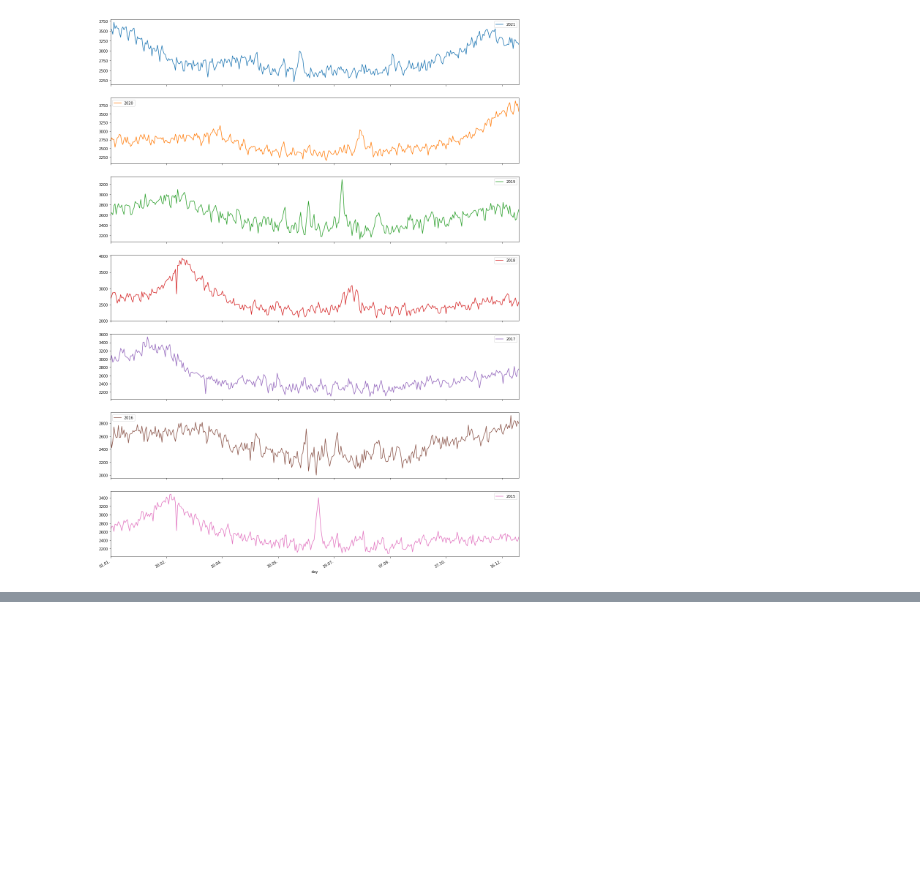
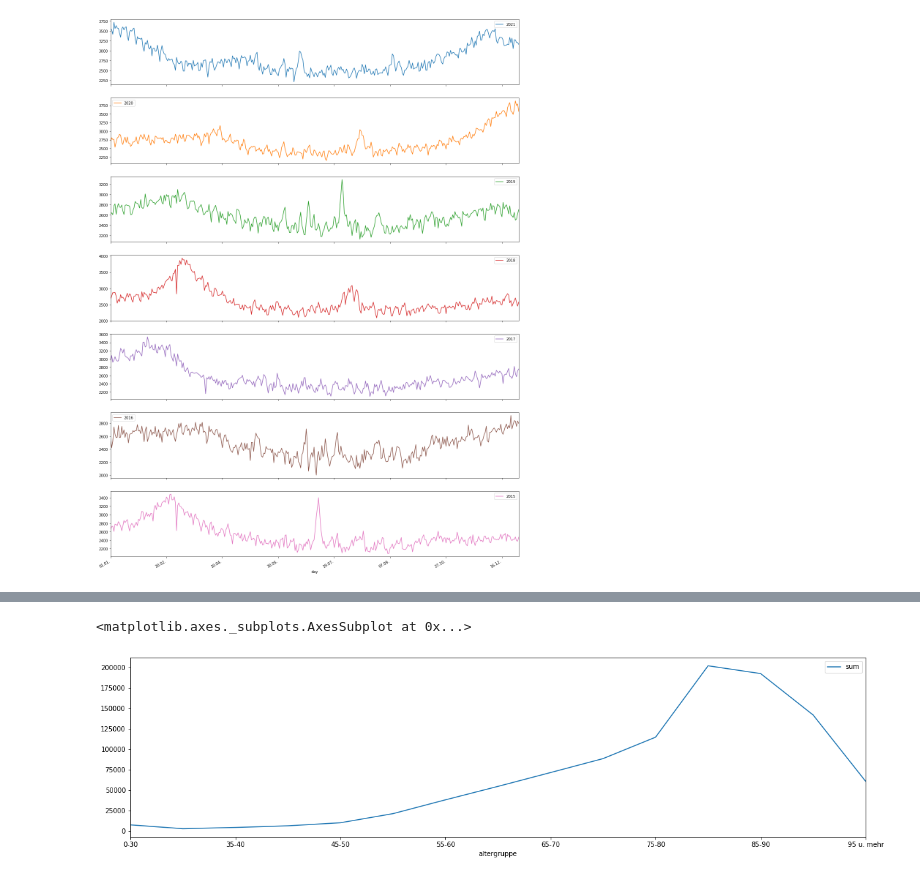
Before and after one commit to Mulham-Alesali/covid_data_analysis, a Jupyter notebook: Corona Datenvisualisierungen.ipynb, the cells around one changed output, grey strips where cells are left out. Cells and saved outputs as stored; diff of their text form; code cells hidden in the pictures; blank space fills up the shorter version.

```diff
--- a/Corona Datenvisualisierungen.ipynb
+++ b/Corona Datenvisualisierungen.ipynb
@@ -87,0 +132,3 @@ print('')
+# %%
+#reading the data
+sterberate_pro_altergruppe_df = pd.read_excel('data/Sterberate 2000_2022_tage.xlsx','2021altergruppensterbrat')
@@ -87,0 +142,5 @@ print('')
+# %%
+sterberate_pro_altergruppe_df.plot(x='altergruppe',y='sum',kind='line',figsize=(20, 5), subplots=False)
+# %% [output]
+<matplotlib.axes._subplots.AxesSubplot at 0x...>
+[figure, added]
```
Also changed, not shown: parts of 13 cells of this notebook, 2 other files.
